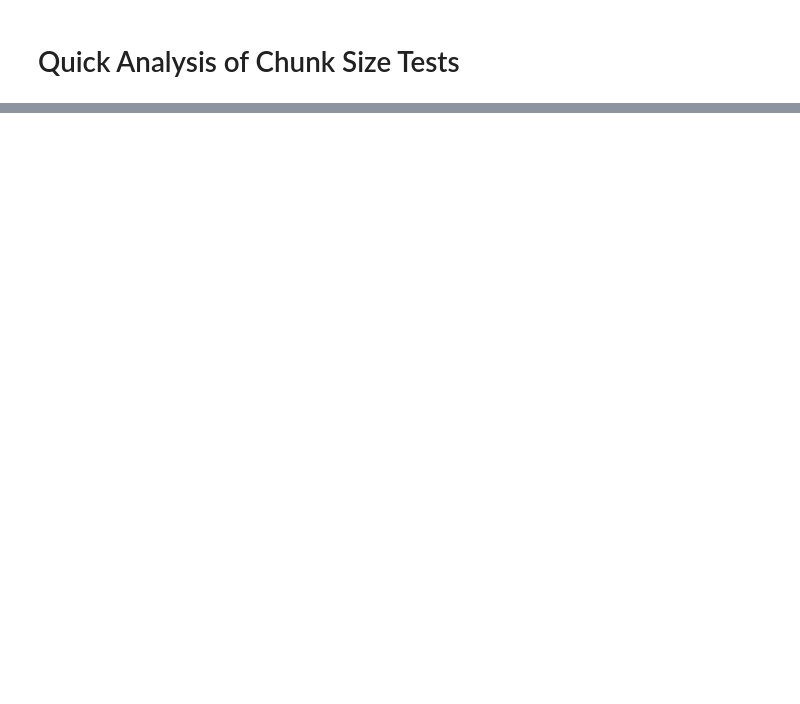
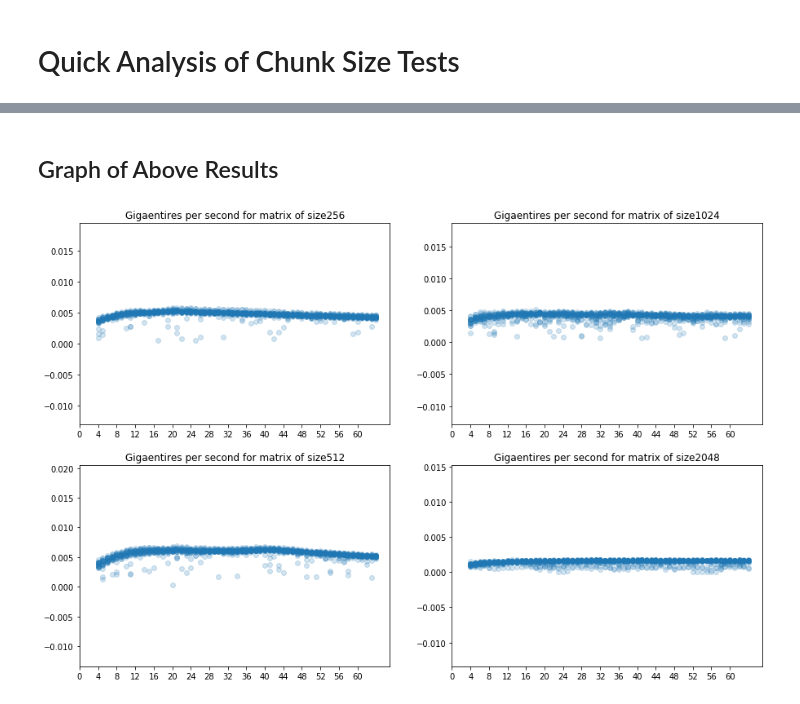
Before and after one commit to paigeweber13/fast-lu-decomposition, a Jupyter notebook: experiments/Experiment Analysis.ipynb, the cells around one changed output, grey strips where cells are left out. Saved outputs shown, nothing was run; the diff lists cells and outputs as text; code cells hidden in the pictures; blank space fills up the shorter version.

Commit message:
added calculation for ratio of chunk size to matrix size. Also made plot for full results of chunk size tests

```diff
--- a/experiments/Experiment Analysis.ipynb
+++ b/experiments/Experiment Analysis.ipynb
@@ -11,13 +14,13 @@ def find_fastest_schedule(data):
 # %%
 print('outer row loop')
-data = pd.read_csv('./chunk-size-tests-01-outer-row-loop.csv')
-find_fastest_schedule(data)
+df1 = pd.read_csv('./chunk-size-tests-01-outer-row-loop.csv')
+find_fastest_schedule(df1)
 print('\n\ninner row loop')
-data = pd.read_csv('./chunk-size-tests-02-inner-row-loop.csv')
-find_fastest_schedule(data)
+df2 = pd.read_csv('./chunk-size-tests-02-inner-row-loop.csv')
+find_fastest_schedule(df2)
 print('\n\ncollapsed for loops')
-data = pd.read_csv('./chunk-size-tests-03')
-find_fastest_schedule(data)
+df3 = pd.read_csv('./chunk-size-tests-03-collapsed-for-loops.csv')
+find_fastest_schedule(df3)
 # %% [output]
 outer row loop
 schedule type             sequential
@@ -38,0 +46,4 @@ Name: 3, dtype: object
+# %%
+print('chunk sizes near 16')
+df = pd.read_csv('./chunk-size-tests-04-chunk-size-near-16.csv')
+find_fastest_schedule(df)
@@ -38,0 +68,27 @@ Name: 3, dtype: object
+# %% [markdown]
+## Graph of Above Results
+# %%
+import matplotlib.pyplot as plt
+import numpy as np
+
+fig, axes = plt.subplots(2, 2, figsize=(15,10))
+
+i = 0
+j = 0
+for mat_size in df['matrix size'].unique():
+    df2 = df[df['matrix size'] == mat_size]
+
+    x = df2[df2['schedule type'] == 'static']['chunk size']
+    y = df2[df2['schedule type'] == 'static']['Gigaentries per second']
+    axes[i][j].scatter(x, y, alpha=0.2)
+    axes[i][j].set_title("Gigaentires per second for matrix of size" + str(mat_size))
+    axes[i][j].set_xticks(np.arange(64, step=4))
+
+    i += 1
+    if i >= 2:
+        i = 0
+        j += 1
+
+plt.show()
+# %% [output]
+[figure, added]
```
Also changed, not shown: parts of 4 cells of this notebook.
